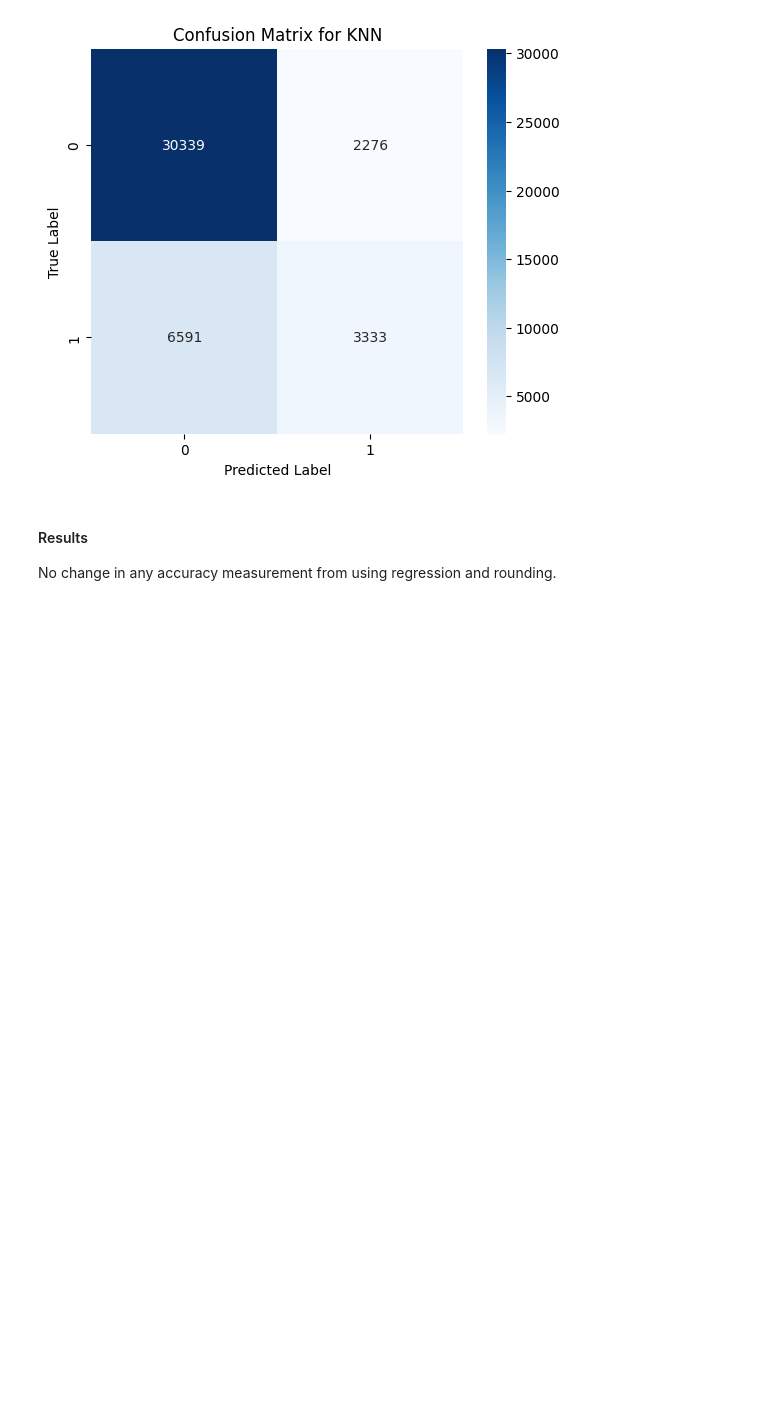
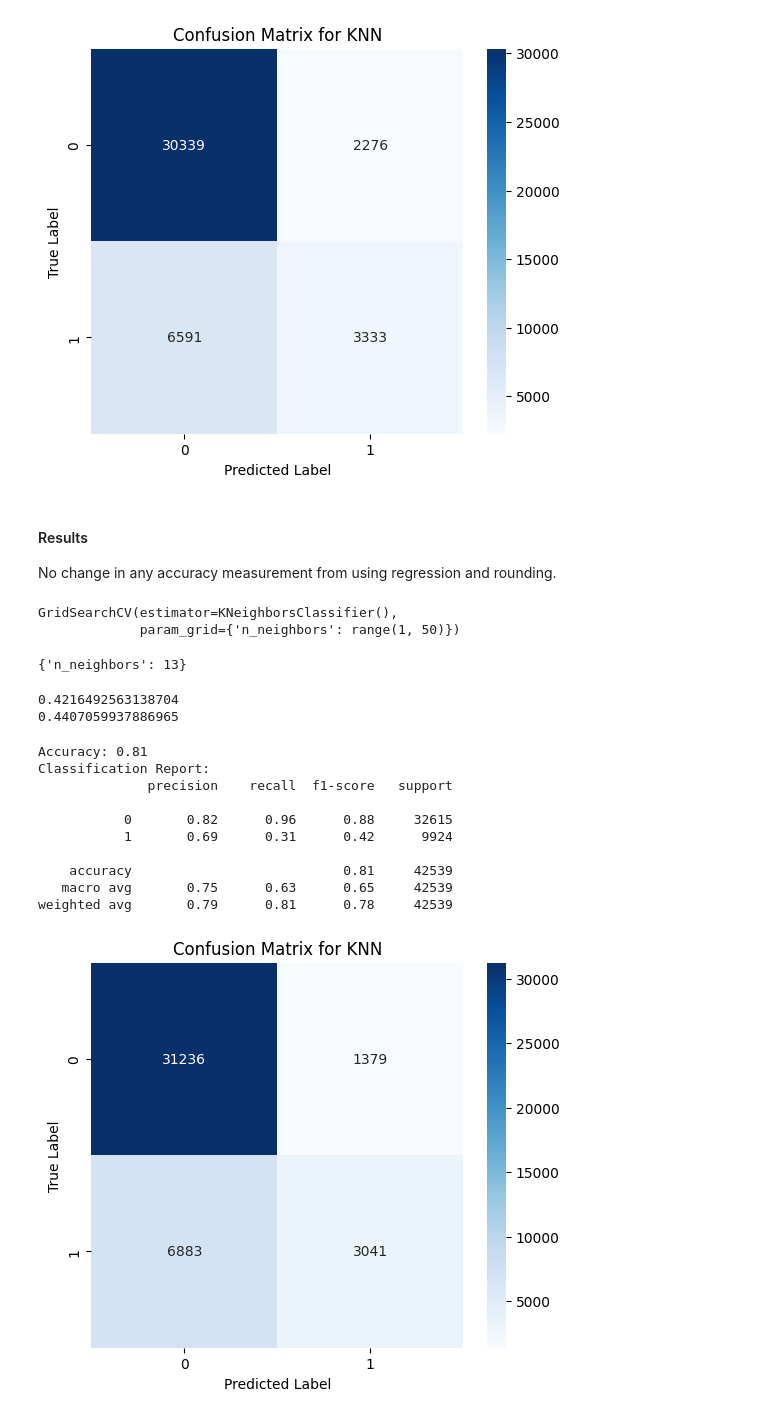
Before and after one commit to SeanRourke/C00251168-DataScience, a Jupyter notebook: ThyroidCancerKNN/KNNtThyroidCancer.ipynb, the cells around one changed output. Drawn from its saved outputs; the diff is of its cells as text; code cells hidden in the pictures; blank space fills up the shorter version.

Commit message:
Added gridsearchCV model

```diff
--- a/ThyroidCancerKNN/KNNtThyroidCancer.ipynb
+++ b/ThyroidCancerKNN/KNNtThyroidCancer.ipynb
@@ -466,3 +475,71 @@ weighted avg       0.77      0.79      0.77     42539
 #### Results
 
 No change in any accuracy measurement from using regression and rounding.
+# %%
+# Test classifier with k values from 1-49 to find the best value
+
+from sklearn.model_selection import GridSearchCV
+
+parameters = {"n_neighbors": range(1, 50)}
+gridsearch = GridSearchCV(KNeighborsClassifier(), parameters)
+gridsearch.fit(X_train, y_train)
+# %% [output]
+GridSearchCV(estimator=KNeighborsClassifier(),
+             param_grid={'n_neighbors': range(1, 50)})
+# %%
+# Get the best value for k
+
+gridsearch.best_params_
+# %% [output]
+{'n_neighbors': 13}
+# %%
+# Calculate root mean square error
+# This tells us the average prediction error
+# A lower RMSE indicates a better model performance
+
+train_preds_grid = gridsearch.predict(X_train)
+train_mse = mean_squared_error(y_train, train_preds_grid)
+train_rmse = sqrt(train_mse)
+test_preds_grid = gridsearch.predict(X_test)
+test_mse = mean_squared_error(y_test, test_preds_grid)
+test_rmse = sqrt(test_mse)
+
+print(train_rmse)
+print(test_rmse)
+# %% [output]
+0.4216492563138704
+0.4407059937886965
+# %%
+# Analyse performance of model
+
+# Calculate accuracy
+accuracy = accuracy_score(y_test, test_preds_grid)
+print(f'Accuracy: {accuracy:.2}')
+
+# Generate a classification report
+print("Classification Report:")
+print(classification_report(y_test, test_preds_grid))
+
+# Display confusion matrix of results
+cm = confusion_matrix(y_test, test_preds_grid)
+
+
+plt.figure(figsize=(6,5))
+class_labels = df['Diagnosis'].unique()
+sns.heatmap(cm, annot=True, fmt='d', cmap='Blues', xticklabels=class_labels, yticklabels=class_labels)
+plt.xlabel('Predicted Label')
+plt.ylabel('True Label')
+plt.title('Confusion Matrix for KNN')
+plt.show()
+# %% [output]
+Accuracy: 0.81
+Classification Report:
+              precision    recall  f1-score   support
+
+           0       0.82      0.96      0.88     32615
+           1       0.69      0.31      0.42      9924
+
+    accuracy                           0.81     42539
+   macro avg       0.75      0.63      0.65     42539
+weighted avg       0.79      0.81      0.78     42539
+[figure, added]
```
Also changed, not shown: parts of 3 cells of this notebook.
